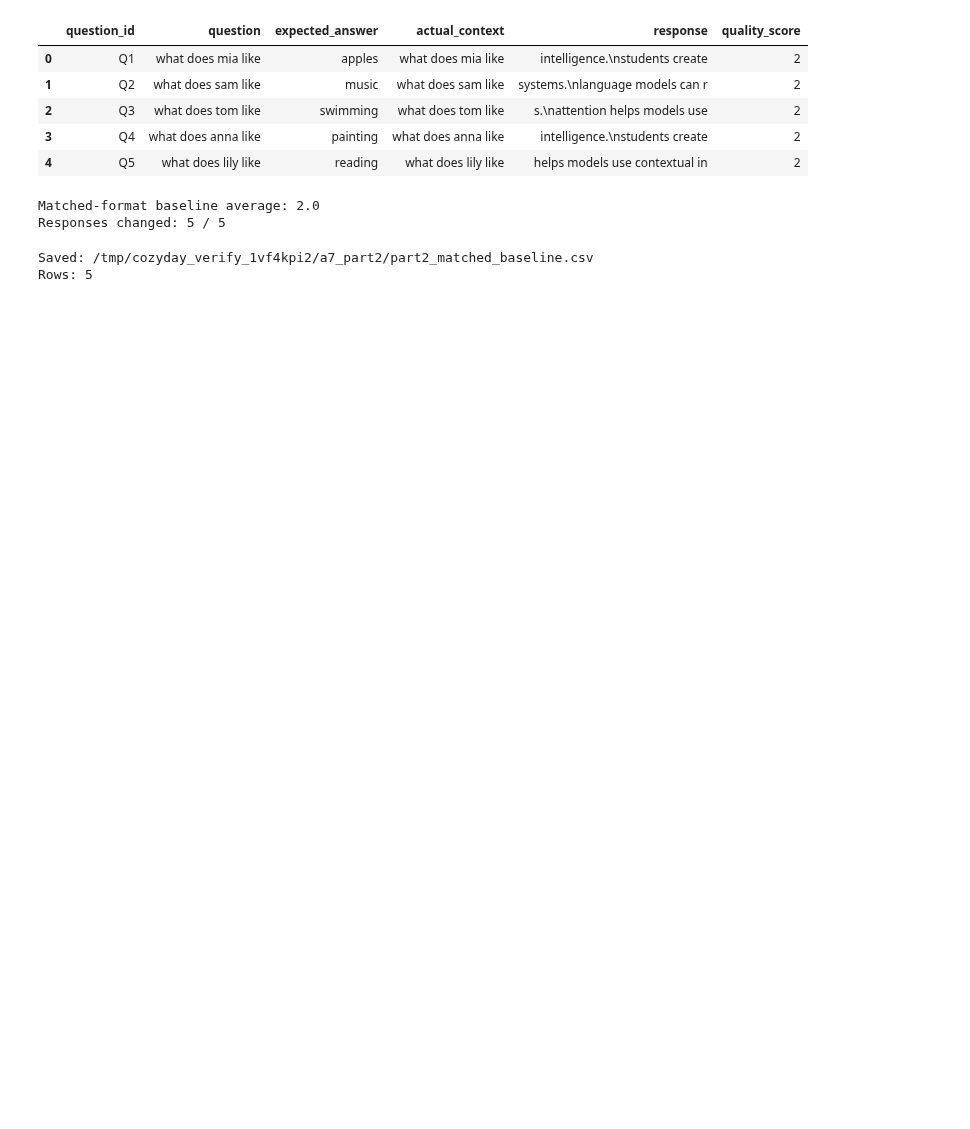
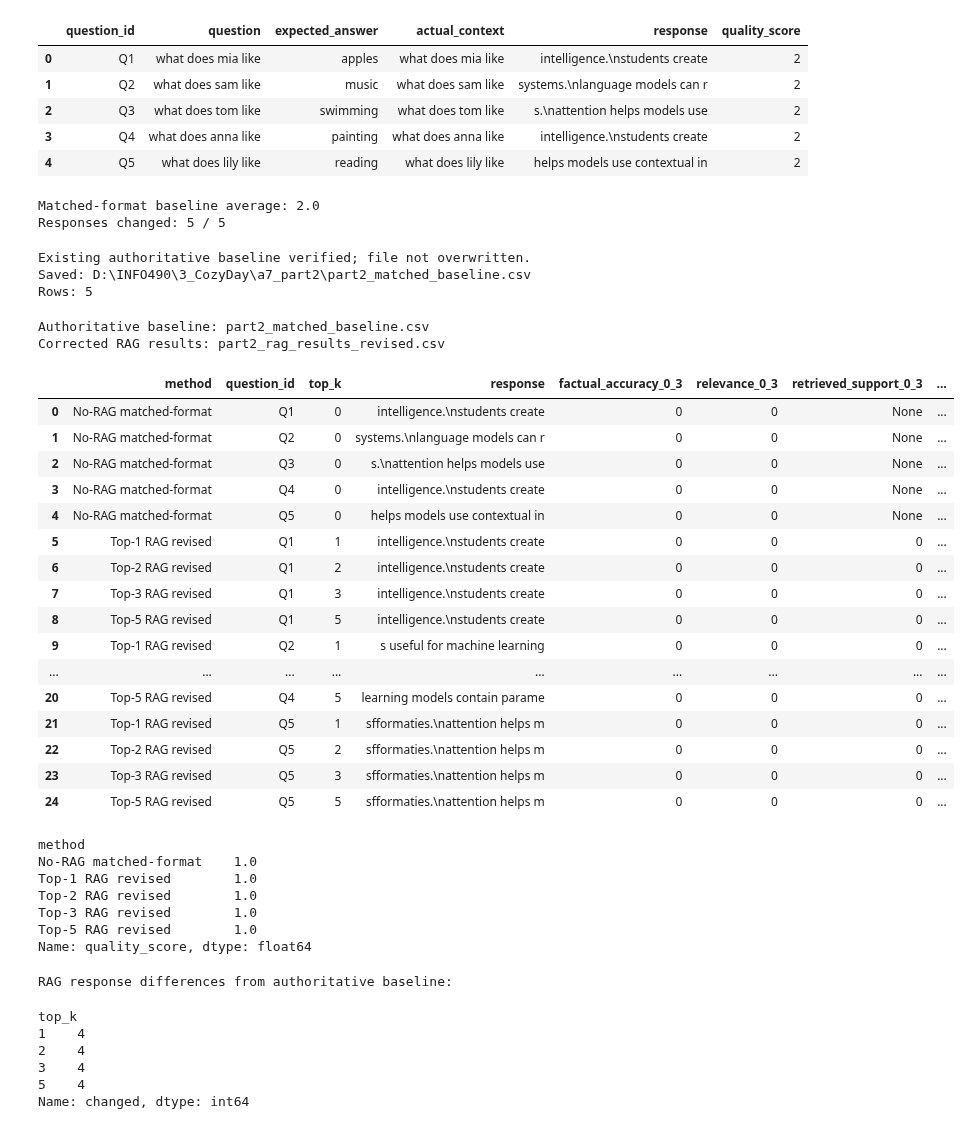
Before and after one commit to AshleyZhou-31/3_CozyDay, a Jupyter notebook: a7_part2/Part2_RAG.ipynb, the cells around one changed output. Cells and saved outputs as stored; diff of their text form; code cells hidden in the pictures; blank space fills up the shorter version.

```diff
--- a/a7_part2/Part2_RAG.ipynb
+++ b/a7_part2/Part2_RAG.ipynb
@@ -913,10 +798,77 @@ assert len(matched_export) == 5
 assert matched_export["question_id"].is_unique
 assert matched_export["quality_score"].between(1, 10).all()
 
-matched_export.to_csv(output_path_matched, index=False)
+if output_path_matched.exists():
+    existing = pd.read_csv(output_path_matched, keep_default_na=False)
+    pd.testing.assert_frame_equal(existing, matched_export, check_dtype=False)
+    print("Existing authoritative baseline verified; file not overwritten.")
+else:
+    matched_export.to_csv(output_path_matched, index=False)
 
 print("Saved:", output_path_matched)
 print("Rows:", len(matched_export))
 # %% [output]
-Saved: /tmp/cozyday_verify_1vf4kpi2/a7_part2/part2_matched_baseline.csv
+Existing authoritative baseline verified; file not overwritten.
+Saved: D:\INFO490\3_CozyDay\a7_part2\part2_matched_baseline.csv
 Rows: 5
+# %%
+# Current comparison and component evaluation; historical scores stay unchanged.
+baseline_eval = matched_export.copy()
+baseline_eval = baseline_eval.rename(columns={"quality_score": "historical_quality_score"})
+new_eval = pd.DataFrame([
+    evaluate_response(row.response, row.expected_answer, row.question)
+    for row in baseline_eval.itertuples()
+])
+baseline_eval = pd.concat([baseline_eval.reset_index(drop=True), new_eval], axis=1)
+revised_eval = rag_df.copy()
+revised_eval["method"] = revised_eval["top_k"].map(lambda k: f"Top-{k} RAG revised")
+quality_evaluation = pd.concat([baseline_eval, revised_eval], ignore_index=True)
+assert len(quality_evaluation) == 25
+assert quality_evaluation["quality_score"].between(1, 10).all()
+assert rag_df["answer_visible_in_context"].all()
+assert all(torch.equal(v.detach().cpu(), saved["model_state"][key])
+           for key, v in model.state_dict().items())
+quality_evaluation.to_csv(output_dir / "part2_quality_evaluation.csv", index=False)
+print("Authoritative baseline: part2_matched_baseline.csv")
+print("Corrected RAG results: part2_rag_results_revised.csv")
+display(quality_evaluation[["method", "question_id", "top_k", "response",
+    "factual_accuracy_0_3", "relevance_0_3", "retrieved_support_0_3", "quality_score"]])
+display(quality_evaluation.groupby("method")["quality_score"].mean())
+print("RAG response differences from authoritative baseline:")
+control = matched_baseline_df.set_index("question_id")["response"]
+display(rag_df.assign(changed=lambda df: df["response"] != df["question_id"].map(control))
+        .groupby("top_k")["changed"].sum())
+# %% [output]
+Authoritative baseline: part2_matched_baseline.csv
+Corrected RAG results: part2_rag_results_revised.csv
+|  | method | question_id | top_k | response | factual_accuracy_0_3 | relevance_0_3 | retrieved_support_0_3 | ... |
+| 0 | No-RAG matched-format | Q1 | 0 | intelligence.\nstudents create | 0 | 0 | None | ... |
+| 1 | No-RAG matched-format | Q2 | 0 | systems.\nlanguage models can r | 0 | 0 | None | ... |
+| 2 | No-RAG matched-format | Q3 | 0 | s.\nattention helps models use | 0 | 0 | None | ... |
+| 3 | No-RAG matched-format | Q4 | 0 | intelligence.\nstudents create | 0 | 0 | None | ... |
+| 4 | No-RAG matched-format | Q5 | 0 | helps models use contextual in | 0 | 0 | None | ... |
+| 5 | Top-1 RAG revised | Q1 | 1 | intelligence.\nstudents create | 0 | 0 | 0 | ... |
+| 6 | Top-2 RAG revised | Q1 | 2 | intelligence.\nstudents create | 0 | 0 | 0 | ... |
+| 7 | Top-3 RAG revised | Q1 | 3 | intelligence.\nstudents create | 0 | 0 | 0 | ... |
+| 8 | Top-5 RAG revised | Q1 | 5 | intelligence.\nstudents create | 0 | 0 | 0 | ... |
+| 9 | Top-1 RAG revised | Q2 | 1 | s useful for machine learning | 0 | 0 | 0 | ... |
+| ... | ... | ... | ... | ... | ... | ... | ... | ... |
+| 20 | Top-5 RAG revised | Q4 | 5 | learning models contain parame | 0 | 0 | 0 | ... |
+| 21 | Top-1 RAG revised | Q5 | 1 | sfformaties.\nattention helps m | 0 | 0 | 0 | ... |
+| 22 | Top-2 RAG revised | Q5 | 2 | sfformaties.\nattention helps m | 0 | 0 | 0 | ... |
+| 23 | Top-3 RAG revised | Q5 | 3 | sfformaties.\nattention helps m | 0 | 0 | 0 | ... |
+| 24 | Top-5 RAG revised | Q5 | 5 | sfformaties.\nattention helps m | 0 | 0 | 0 | ... |
+method
+No-RAG matched-format    1.0
+Top-1 RAG revised        1.0
+Top-2 RAG revised        1.0
+Top-3 RAG revised        1.0
+Top-5 RAG revised        1.0
+Name: quality_score, dtype: float64
+RAG response differences from authoritative baseline:
+top_k
+1    4
+2    4
+3    4
+5    4
+Name: changed, dtype: int64
```
Also changed, not shown: parts of 9 cells of this notebook, 4 other files.
